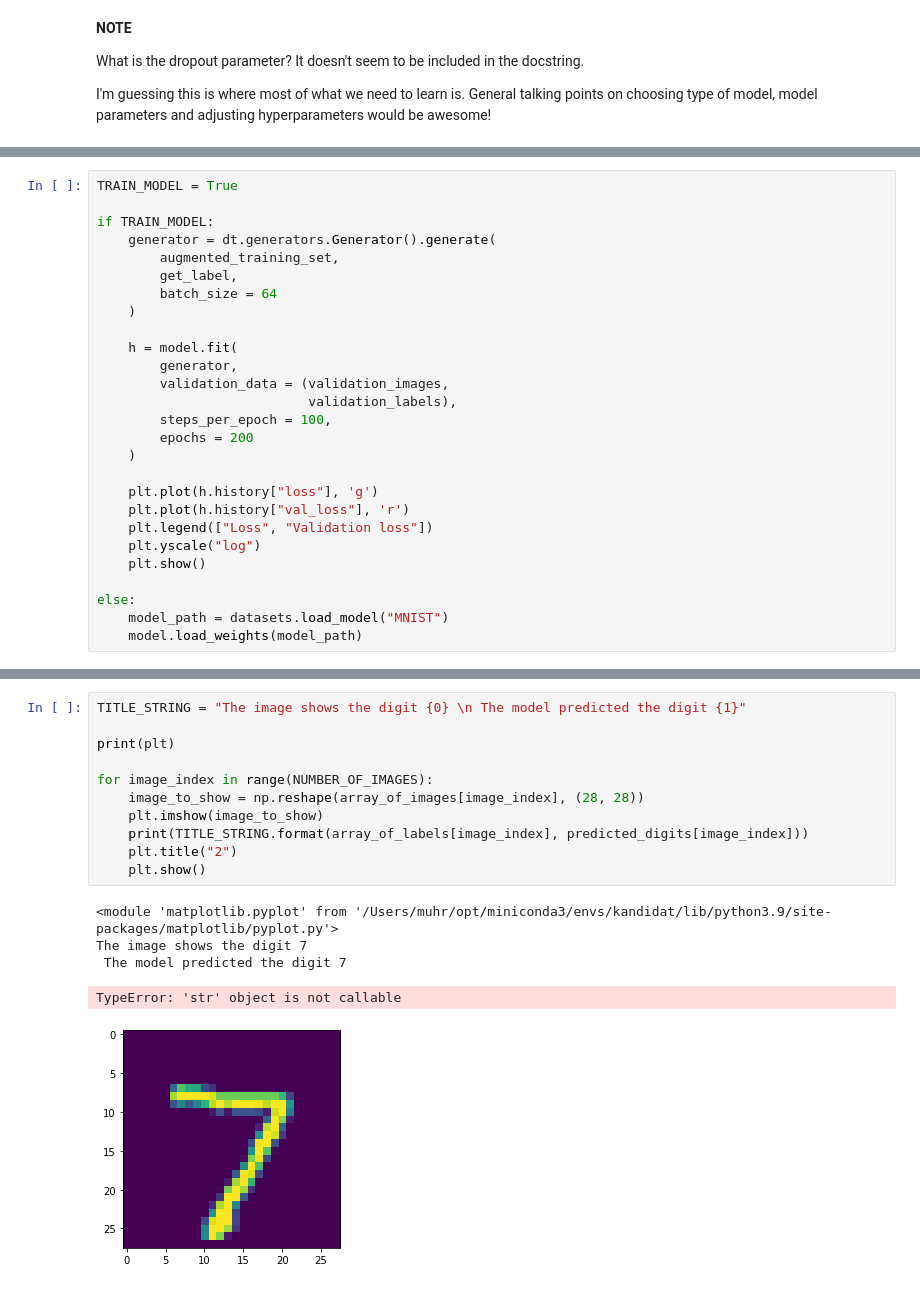
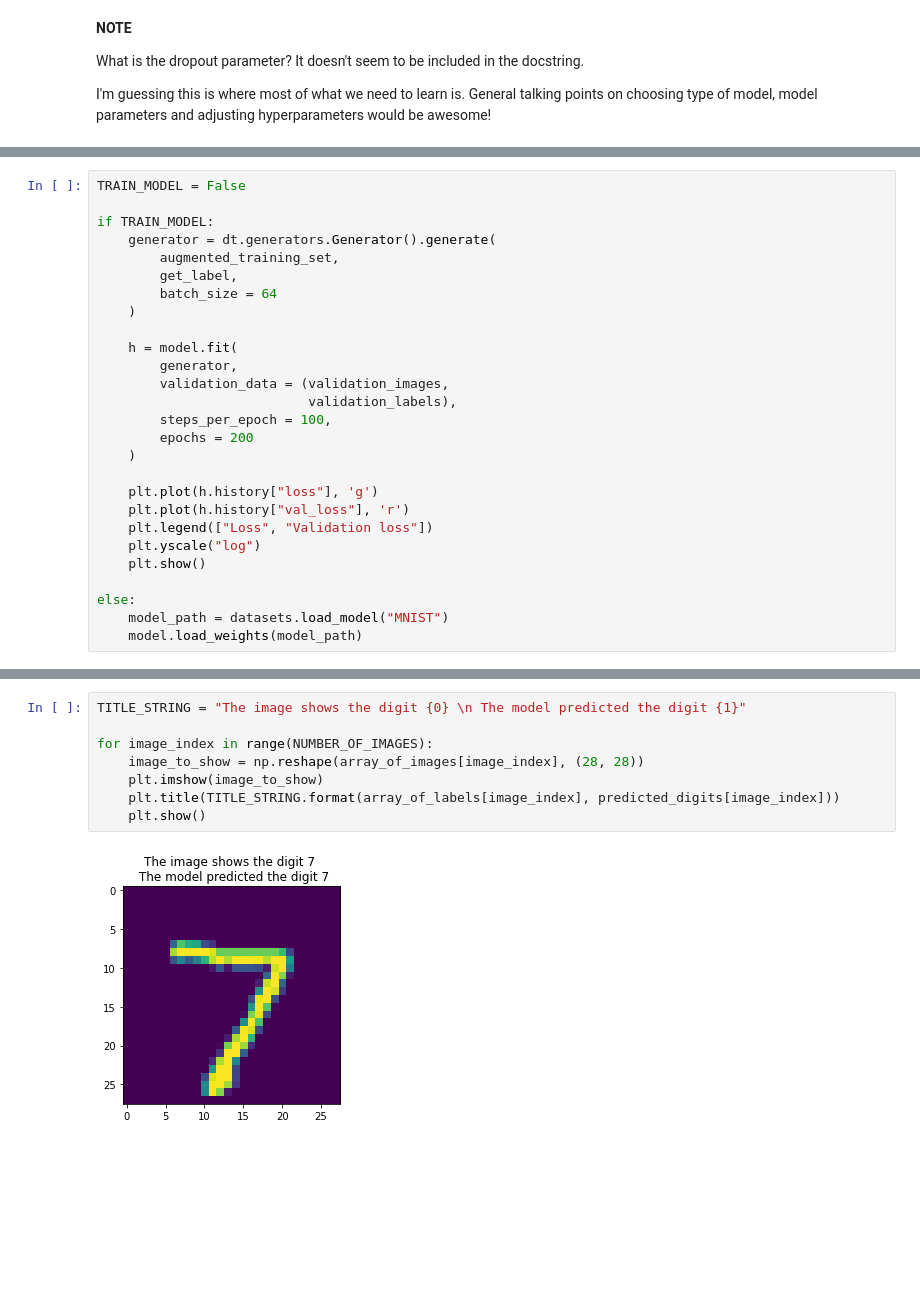
Before and after one commit to stupidnameomg/stupidrepo, a Jupyter notebook: ex1_oscar.ipynb, the cells around one changed output, grey strips where cells are left out. Drawn from its saved outputs; the diff is of its cells as text; blank space fills up the shorter version.

```diff
--- a/ex1_oscar.ipynb
+++ b/ex1_oscar.ipynb
@@ -189,6 +189,6 @@ model = dt.models.FullyConnected(
 To enable them in other operations, rebuild TensorFlow with the appropriate compiler flags.
 # %%
-TRAIN_MODEL = True
+TRAIN_MODEL = False
 
 if TRAIN_MODEL:
     generator = dt.generators.Generator().generate(
@@ -256,17 +232,10 @@ Error rate: 0.01990000000000003
 # %%
 TITLE_STRING = "The image shows the digit {0} \n The model predicted the digit {1}"
-
-print(plt)
 
 for image_index in range(NUMBER_OF_IMAGES):
     image_to_show = np.reshape(array_of_images[image_index], (28, 28))
     plt.imshow(image_to_show)
-    print(TITLE_STRING.format(array_of_labels[image_index], predicted_digits[image_index]))
-    plt.title("2")
+    plt.title(TITLE_STRING.format(array_of_labels[image_index], predicted_digits[image_index]))
     plt.show()
 # %% [output]
-<module 'matplotlib.pyplot' from '/Users/muhr/opt/miniconda3/envs/kandidat/lib/python3.9/site-packages/matplotlib/pyplot.py'>
-The image shows the digit 7
- The model predicted the digit 7
-TypeError: 'str' object is not callable
-[figure, old version]
+[figure, new version]
```
Also changed, not shown: parts of 8 cells of this notebook.
